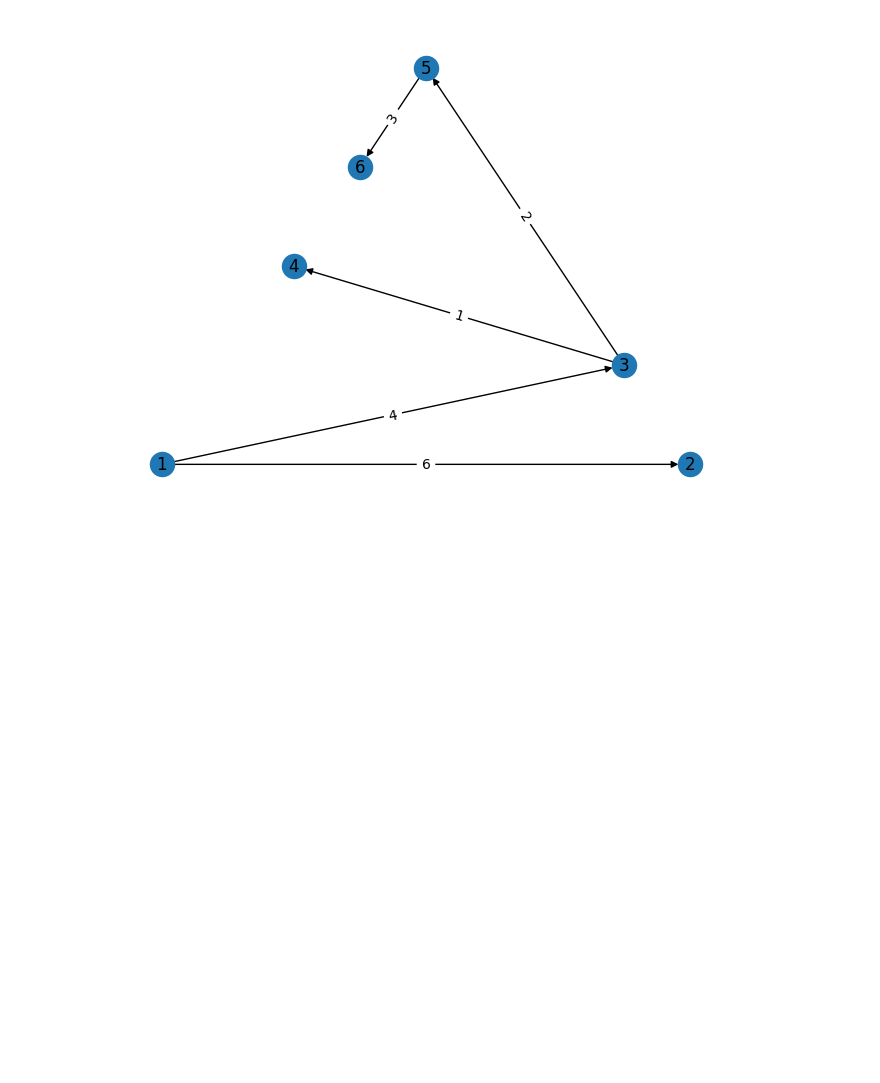
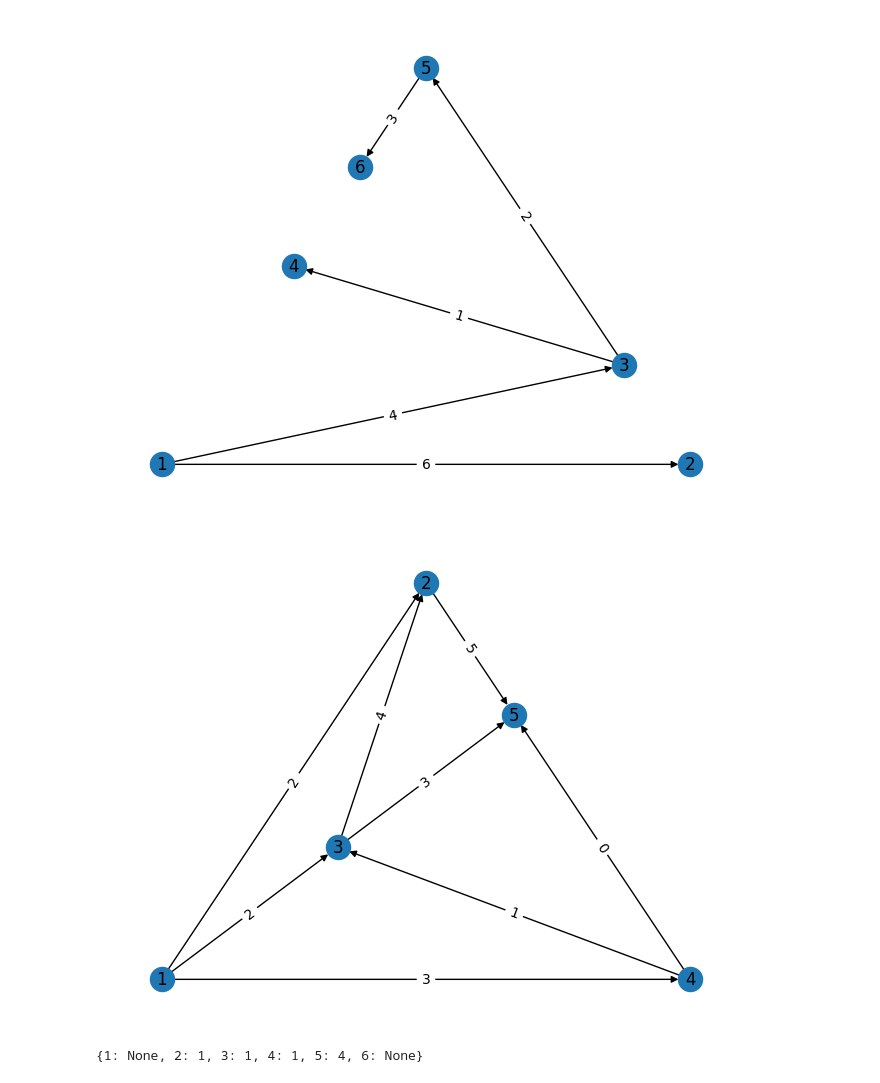
Before and after one commit to IIIL4KIII/Fluxo_em_redes, a Jupyter notebook: minimal_path.ipynb, the cells around one changed output. Drawn from its saved outputs; the diff is of its cells as text; code cells hidden in the pictures; blank space fills up the shorter version.

```diff
--- a/minimal_path.ipynb
+++ b/minimal_path.ipynb
@@ -75,3 +76,20 @@ nx.draw_networkx_edge_labels(G2, pos2, edge_labels=new_c)
 plt.show()
 # %% [output]
 [figure]
+# %%
+import networkx as nx
+import matplotlib.pyplot as plt
+import random as rd
+
+N = [1,2,3,4,5,6]
+A = [(1,2),(1,3),(1,4),(2,5),(3,2),(3,5),(4,3),(4,5)]
+c = {(1,2):2,(1,3):2,(1,4):3,(2,5):5,(3,2):4,(3,5):3,(4,3):1,(4,5):0}
+G1 = nx.DiGraph()
+G1.add_edges_from(A)
+
+pos1 = nx.planar_layout(G1)
+nx.draw_planar(G1, with_labels=True)
+nx.draw_networkx_edge_labels(G1, pos1, edge_labels=c)
+plt.show()
+# %% [output]
+[figure, added]
@@ -77,0 +98,4 @@ plt.show()
+# %%
+p
+# %% [output]
+{1: None, 2: 1, 3: 1, 4: 1, 5: 4, 6: None}
```
Also changed, not shown: parts of 3 cells of this notebook, 2 other files.
